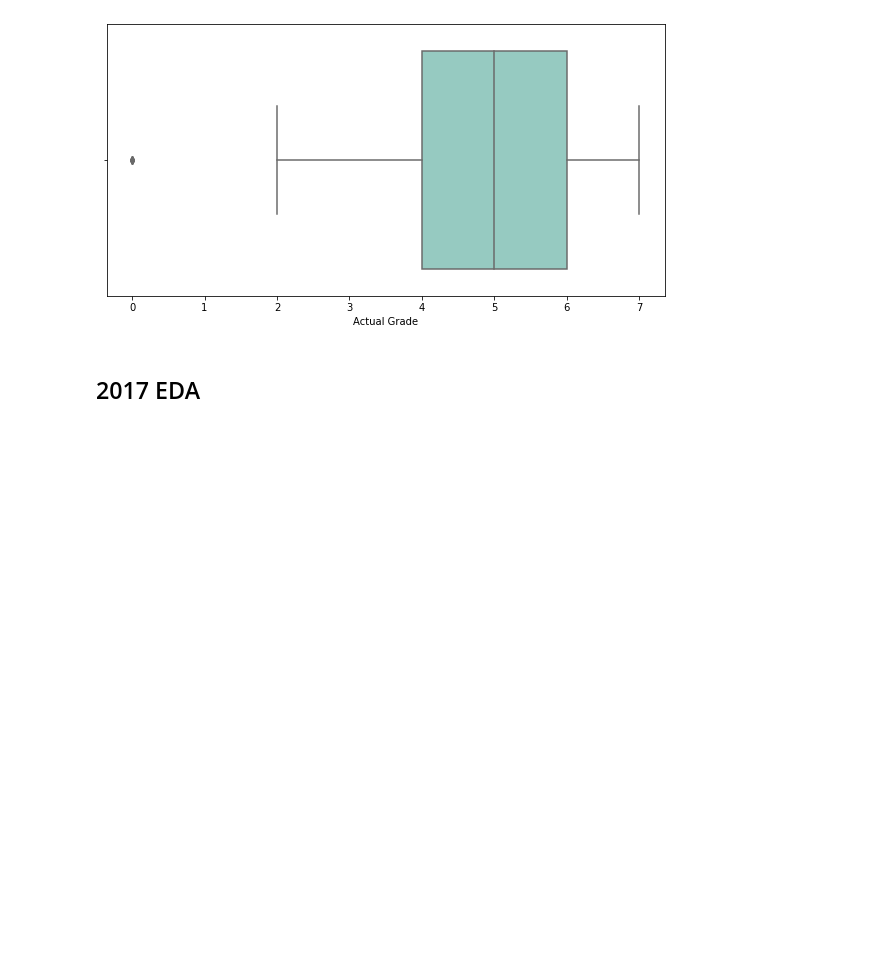
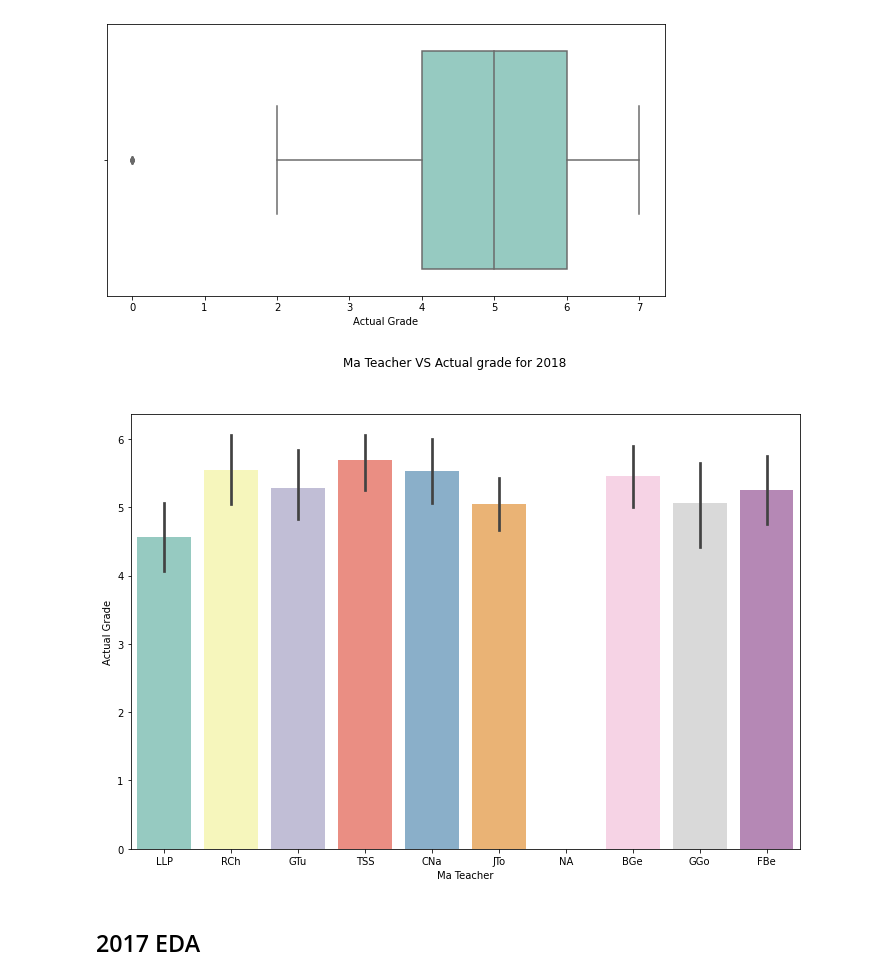
Before and after one commit to siti-alawiyah/ibresultprediction, a Jupyter notebook: Exploratory_Data_Analysis_1.0.ipynb, the cells around one changed output. Saved outputs shown, nothing was run; the diff lists cells and outputs as text; code cells hidden in the pictures; blank space fills up the shorter version.

```diff
--- a/Exploratory_Data_Analysis_1.0.ipynb
+++ b/Exploratory_Data_Analysis_1.0.ipynb
@@ -1262,6 +1262,15 @@ plt.figure(figsize = (10,5))
 sns.boxplot(data = dd18, x = 'Actual Grade');
 # %% [output]
 [figure]
+# %%
+# plot for 2018 teacher vs actual grade
+
+sns.set_palette('Set3')
+plt.figure(figsize=(12,8))
+rel = sns.barplot(data = dd18, x = 'Ma Teacher', y = 'Actual Grade')
+rel.figure.suptitle('Ma Teacher VS Actual grade for 2018');
+# %% [output]
+[figure, added]
 # %% [markdown]
 ## 2017 EDA
 # %%
```
Also changed, not shown: parts of 1 cell of this notebook.
